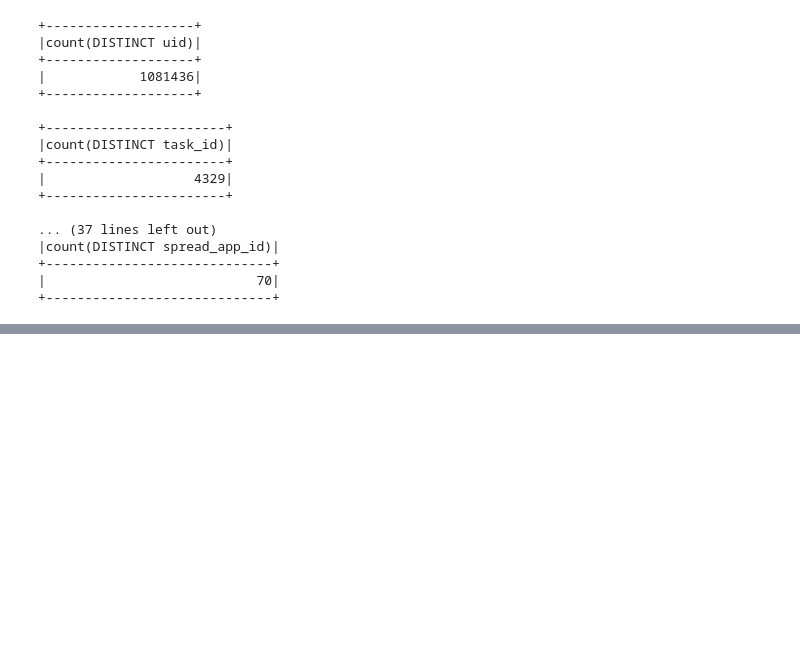
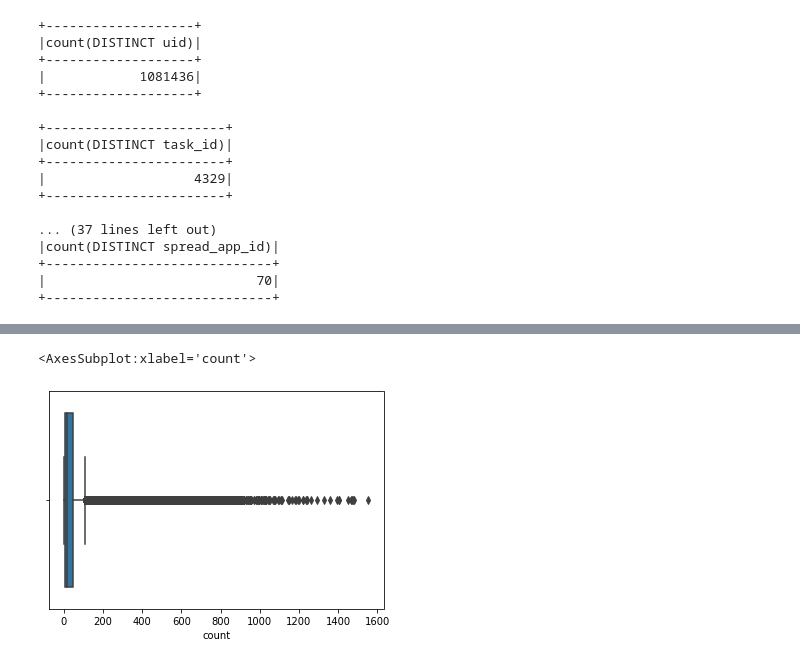
Before and after one commit to xwilchen/MLE_Nanodegree_Capstone, a Jupyter notebook: EDA.ipynb, the cells around one changed output, grey strips where cells are left out. Cells and saved outputs as stored; diff of their text form; code cells hidden in the pictures; blank space fills up the shorter version.

```diff
--- a/EDA.ipynb
+++ b/EDA.ipynb
@@ -287,0 +289,3 @@ raw_df.select(F.countDistinct("consume_purchase")).show()
+# %%
+uid_count = raw_df.select("uid").groupby("uid").count()
+uid_count_df = uid_count.toPandas()
@@ -287,0 +304,5 @@ raw_df.select(F.countDistinct("consume_purchase")).show()
+# %%
+sns.boxplot(uid_count_df["count"])
+# %% [output]
+<AxesSubplot:xlabel='count'>
+[figure, added]
```
Also changed, not shown: parts of 21 cells of this notebook.
